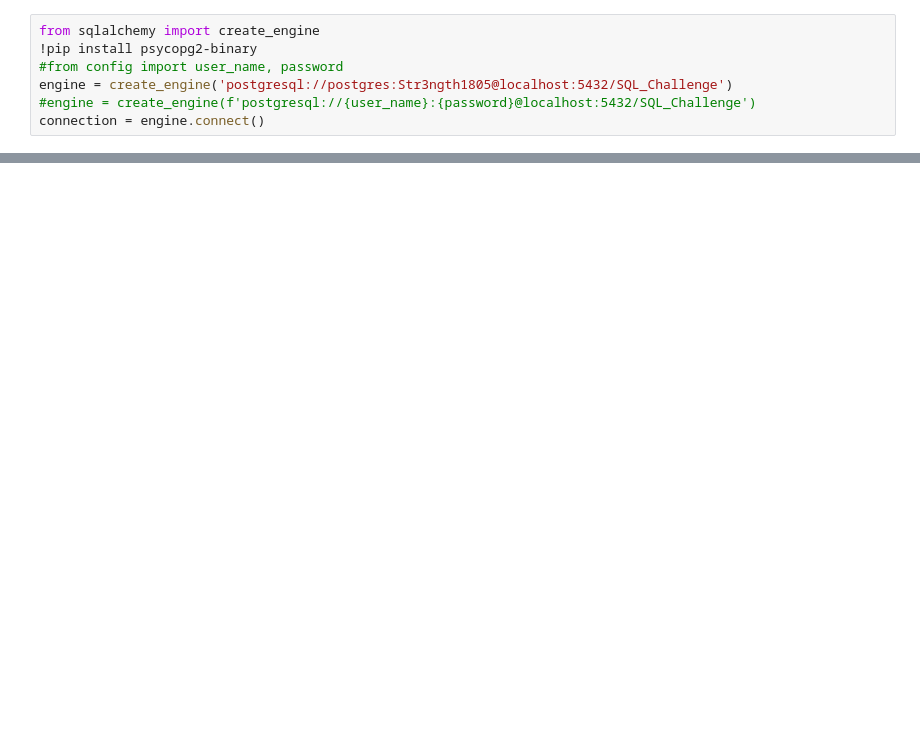
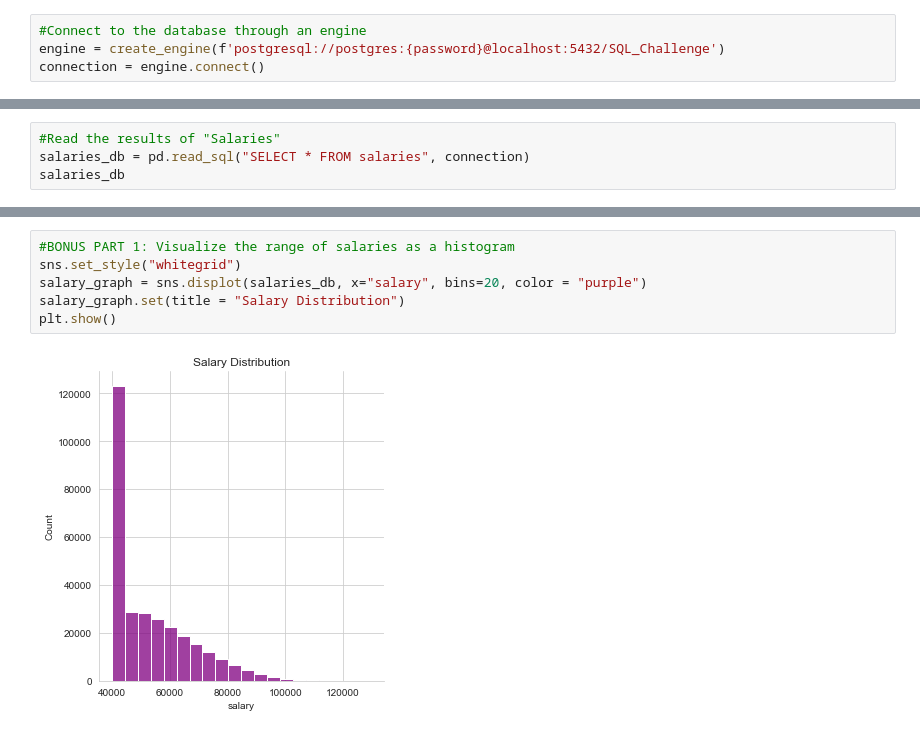
Before and after one commit to abgarberpaul/EmployeeDirectory-SQL, a Jupyter notebook: SQL Challenge BONUS round.ipynb, the cells around one changed output, grey strips where cells are left out. Cells and saved outputs as stored; diff of their text form; blank space fills up the shorter version.

Commit message:
Bonus Round updates

```diff
--- a/SQL Challenge BONUS round.ipynb
+++ b/SQL Challenge BONUS round.ipynb
@@ -1,7 +17,4 @@
 # %%
-from sqlalchemy import create_engine
-!pip install psycopg2-binary
-#from config import user_name, password
-engine = create_engine('postgresql://postgres:Str3ngth1805@localhost:5432/SQL_Challenge')
-#engine = create_engine(f'postgresql://{user_name}:{password}@localhost:5432/SQL_Challenge')
+#Connect to the database through an engine
+engine = create_engine(f'postgresql://postgres:{password}@localhost:5432/SQL_Challenge')
 connection = engine.connect()
@@ -9,0 +21,4 @@ Requirement already satisfied: psycopg2-binary in /Users/aaron/opt/anaconda3/env
+# %%
+#Read the results of "Salaries"
+salaries_db = pd.read_sql("SELECT * FROM salaries", connection)
+salaries_db
@@ -9,0 +39,8 @@ Requirement already satisfied: psycopg2-binary in /Users/aaron/opt/anaconda3/env
+# %%
+#BONUS PART 1: Visualize the range of salaries as a histogram
+sns.set_style("whitegrid")
+salary_graph = sns.displot(salaries_db, x="salary", bins=20, color = "purple")
+salary_graph.set(title = "Salary Distribution")
+plt.show()
+# %% [output]
+[figure, added]
```
Also changed, not shown: parts of 14 cells of this notebook, 2 other files.
